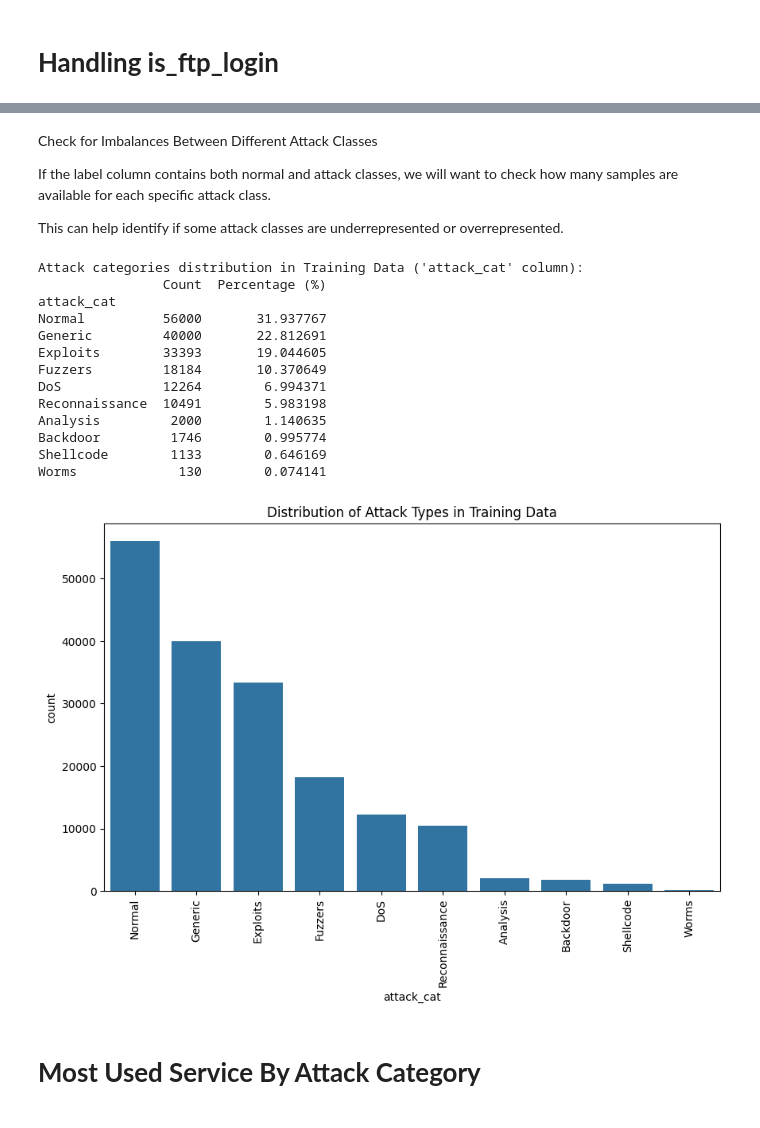
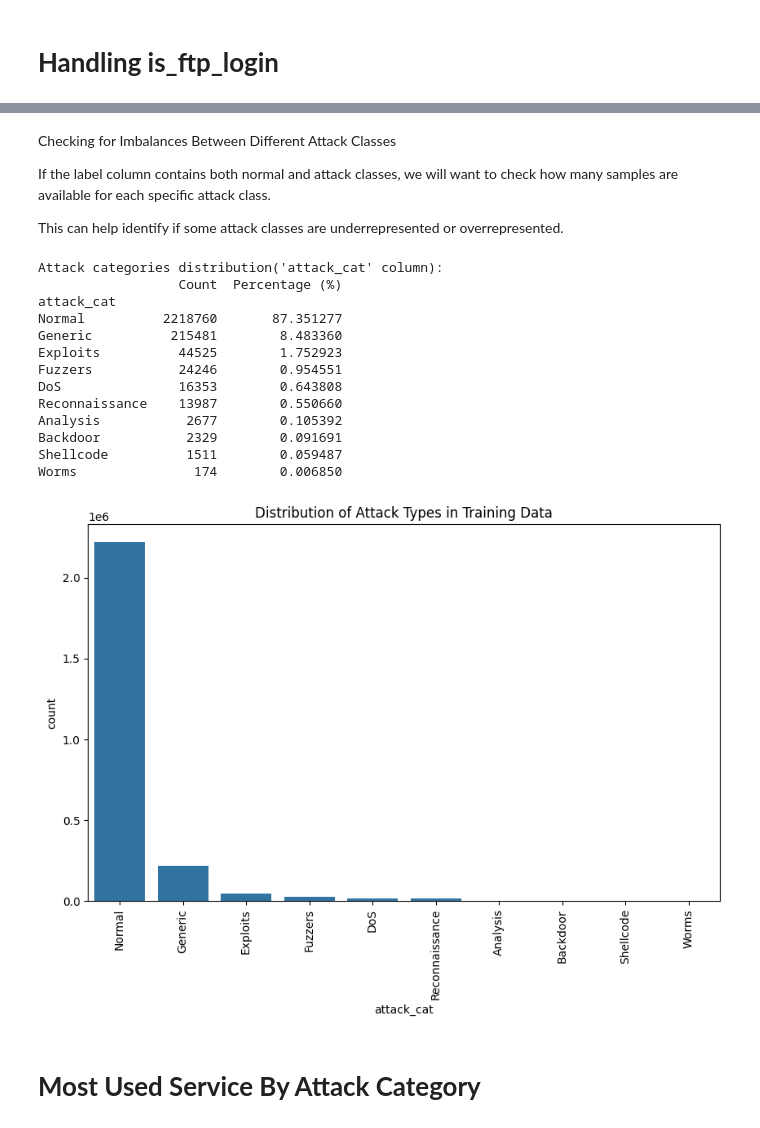
Before and after one commit to avinashyadav16/anomaly-and-threat-detection-in-network-traffic, a Jupyter notebook: 02_EDA.ipynb, the cells around one changed output, grey strips where cells are left out. Drawn from its saved outputs; the diff is of its cells as text; code cells hidden in the pictures.

Commit message:
Final Computation Upto kNN and Differentiation in DF

```diff
--- a/02_EDA.ipynb
+++ b/02_EDA.ipynb
@@ -139,3 +165,3 @@ Testing Data Dimensions (rows, columns): (82332, 45)
 # %%
-train_data['state'] = train_data['state'].replace('-', 'others')
-train_data['service'] = train_data['service'].replace('-', 'others')
+df['state'] = df['state'].replace('-', 'others')
+df['service'] = df['service'].replace('-', 'others')
@@ -170,0 +184,2 @@ dtype: int64
+# %%
+df['attack_cat'] = df['attack_cat'].apply(lambda item: 'Backdoor' if item =='Backdoors' else item)
@@ -170,0 +201,6 @@ dtype: int64
+# %%
+# Filling missing values in attack_cat with 'Normal'
+if 'attack_cat' in df.columns:
+    df['attack_cat'] = df['attack_cat'].fillna('Normal')
+
+print(len(df[df['attack_cat'] == 'Normal']))
@@ -170,0 +209,4 @@ dtype: int64
+# %%
+# Dropping the 'ct_flw_http_mthd' column
+if 'ct_flw_http_mthd' in df.columns:
+    df = df.drop(columns=['ct_flw_http_mthd'])
@@ -350,48 +424,52 @@ fig = px.pie(lebel_counts,
 fig.show()
 # %% [markdown]
-Check for Imbalances Between Different Attack Classes
+Checking for Imbalances Between Different Attack Classes
 
 If the label column contains both normal and attack classes, we will want to check how many samples are available for each specific attack class.
 
 This can help identify if some attack classes are underrepresented or overrepresented.
 # %%
-# Check attack categories distribution in the training set
-print("\nAttack categories distribution in Training Data ('attack_cat' column):")
-attack_counts = train_data['attack_cat'].value_counts()
-attack_percentages = train_data['attack_cat'].value_counts(
+# Attack categories distribution
+print("\nAttack categories distribution('attack_cat' column):")
+
+attack_counts = df['attack_cat'].value_counts()
+attack_percentages = df['attack_cat'].value_counts(
     normalize=True) * 100
+
 
 attack_distribution = pd.DataFrame(
     {
         'Count': attack_counts,
         'Percentage (%)': attack_percentages
     }
 )
+
 print(attack_distribution)
 
+plt.figure(figsize=(10, 6))
 
-# Plot attack type distribution
-plt.figure(figsize=(10, 6))
-sns.countplot(data=train_data, x='attack_cat',
-              order=train_data['attack_cat'].value_counts().index)
+sns.countplot(data=df,
+              x='attack_cat',
+              order=df['attack_cat'].value_counts().index)
+
 plt.xticks(rotation=90)
 plt.title('Distribution of Attack Types in Training Data')
 plt.show()
 # %% [output]
-Attack categories distribution in Training Data ('attack_cat' column):
-                Count  Percentage (%)
+Attack categories distribution('attack_cat' column):
+                  Count  Percentage (%)
 attack_cat
-Normal          56000       31.937767
-Generic         40000       22.812691
-Exploits        33393       19.044605
-Fuzzers         18184       10.370649
-DoS             12264        6.994371
-Reconnaissance  10491        5.983198
-Analysis         2000        1.140635
-Backdoor         1746        0.995774
-Shellcode        1133        0.646169
-Worms             130        0.074141
+Normal          2218760       87.351277
+Generic          215481        8.483360
+Exploits          44525        1.752923
+Fuzzers           24246        0.954551
+DoS               16353        0.643808
+Reconnaissance    13987        0.550660
+Analysis           2677        0.105392
+Backdoor           2329        0.091691
+Shellcode          1511        0.059487
+Worms               174        0.006850
-[figure, old version]
+[figure, new version]
 # %% [markdown]
 # **Most Used Service By Attack Category**
 # %%
```
Also changed, not shown: parts of 75 cells of this notebook, 4 other files.
